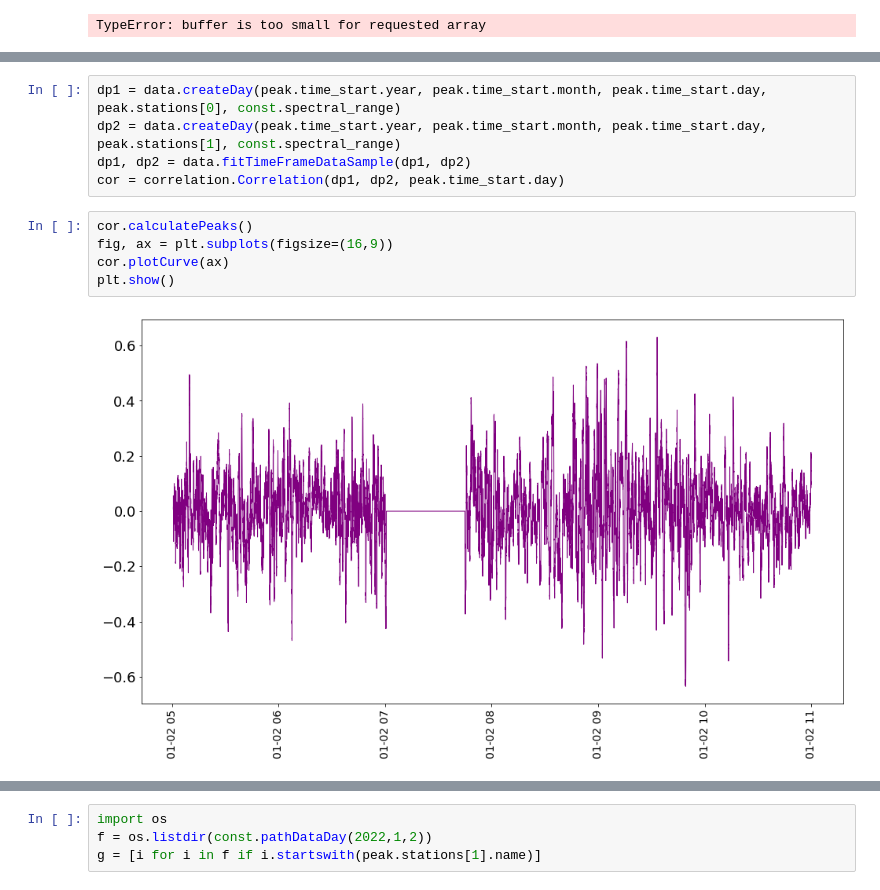
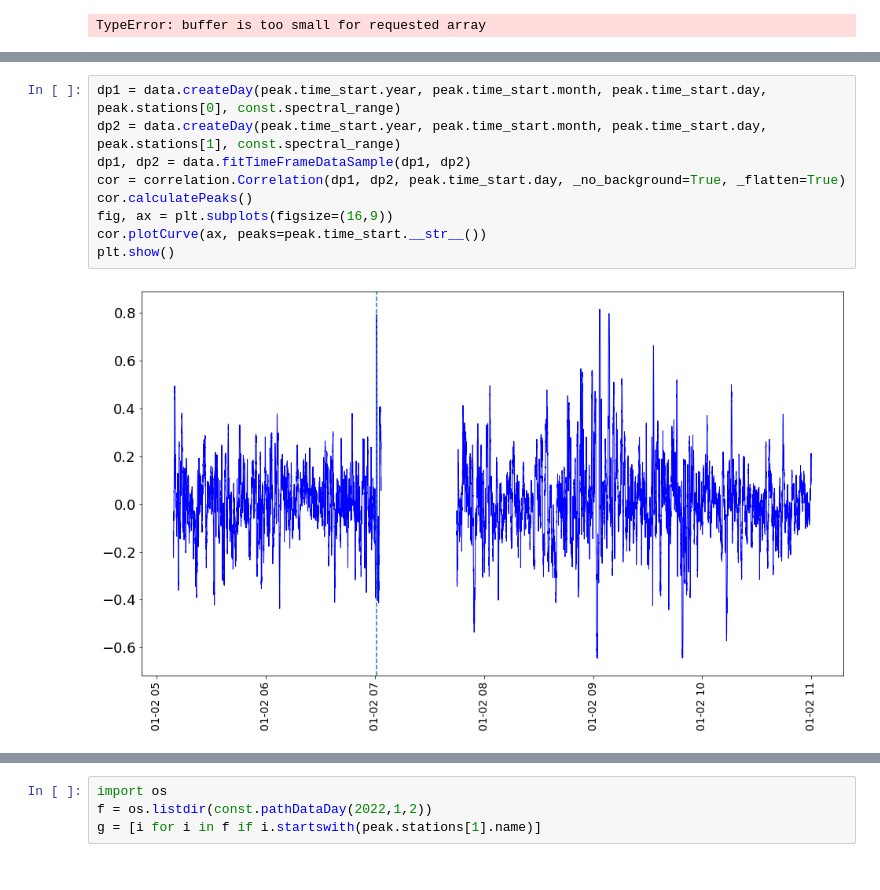
Before and after one commit to lukas-hoefig/eCallistoRadioBursts, a Jupyter notebook: runAlgorithm2.ipynb, the cells around one changed output, grey strips where cells are left out. Drawn from its saved outputs; the diff is of its cells as text.

```diff
--- a/runAlgorithm2.ipynb
+++ b/runAlgorithm2.ipynb
@@ -65,12 +89,11 @@ AttributeError: 'NoneType' object has no attribute 'data'
 # %%
 dp1 = data.createDay(peak.time_start.year, peak.time_start.month, peak.time_start.day, peak.stations[0], const.spectral_range)
 dp2 = data.createDay(peak.time_start.year, peak.time_start.month, peak.time_start.day, peak.stations[1], const.spectral_range)
 dp1, dp2 = data.fitTimeFrameDataSample(dp1, dp2)
-cor = correlation.Correlation(dp1, dp2, peak.time_start.day)
+cor = correlation.Correlation(dp1, dp2, peak.time_start.day, _no_background=True, _flatten=True)
+cor.calculatePeaks()
+fig, ax = plt.subplots(figsize=(16,9))
+cor.plotCurve(ax, peaks=peak.time_start.__str__())
+plt.show()
+# %% [output]
+[figure, added]
-# %%
-cor.calculatePeaks()
-fig, ax = plt.subplots(figsize=(16,9))
-cor.plotCurve(ax)
-plt.show()
-# %% [output]
-[figure, removed]
```
Also changed, not shown: parts of 13 cells of this notebook, 11 other files.
